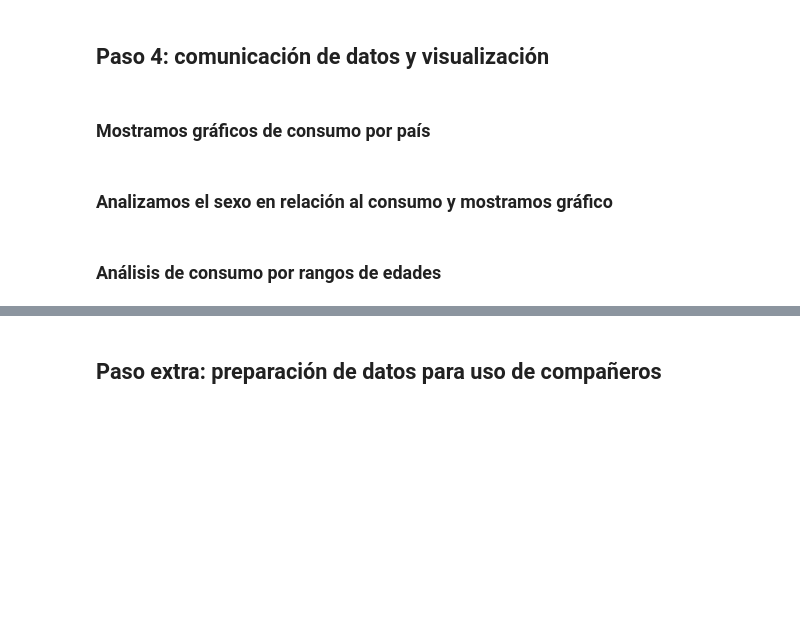
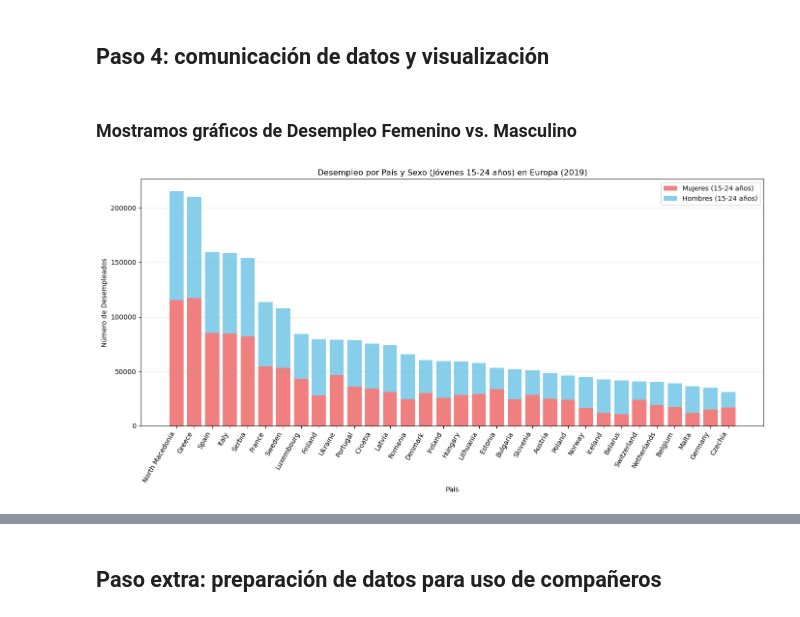
Before and after one commit to AntonioDavid333/Mental-Health-Data-Analysis, a Jupyter notebook: unemployement.ipynb, the cells around one changed output, grey strips where cells are left out. Saved outputs shown, nothing was run; the diff lists cells and outputs as text; code cells hidden in the pictures; blank space fills up the shorter version.

```diff
--- a/unemployement.ipynb
+++ b/unemployement.ipynb
@@ -99,17 +128,24 @@ print(df_resumen.tail())
 # %% [markdown]
 ## Paso 4: comunicación de datos y visualización
 # %% [markdown]
-### Mostramos gráficos de consumo por país
+### Mostramos gráficos de Desempleo Femenino vs. Masculino
 # %%
-#MUESTRO UN GRÁFICO PARA VER MEJOR LA DIFERENCIA ENTRE PAÍSES
+# Gráfico de barras apiladas
+plt.figure(figsize=(14, 7))
 
-paises = df_resumen.index
-consumo = df_resumen["value"]
+# Gráfico para Desempleo Femenino
+plt.bar(df_sex_pivot.index, df_sex_pivot["Female"], label='Mujeres (15-24 años)', color='lightcoral')
 
-plt.figure(figsize=(12, 6))
-plt.bar(paises, consumo, color='skyblue')
-plt.xlabel('Países')
-plt.ylabel('Consumo Promedio de Frutas y Verduras (g/día)')
-plt.title('Consumo Promedio de Frutas y Verduras por País en Europa')
+# Gráfico para Desempleo Masculino (apilado encima del femenino)
+plt.bar(df_sex_pivot.index, df_sex_pivot["Male"], bottom=df_sex_pivot["Female"], label='Hombres (15-24 años)', color='skyblue')
+
+plt.title("Desempleo por País y Sexo (Jóvenes 15-24 años) en Europa (2019)")
+plt.ylabel("Número de Desempleados")
+plt.xlabel("País")
+plt.xticks(rotation=60, ha='right')
+plt.legend()
+plt.grid(axis="y", alpha=0.3)
 plt.tight_layout()
 plt.show()
+# %% [output]
+[figure, added]
@@ -127,2 +151,0 @@ plt.show()
-# %% [markdown]
-### Analizamos el sexo en relación al consumo y mostramos gráfico
@@ -155,2 +151,0 @@ plt.show()
-# %% [markdown]
-### Análisis de consumo por rangos de edades
```
Also changed, not shown: parts of 14 cells of this notebook, 3 other files.
